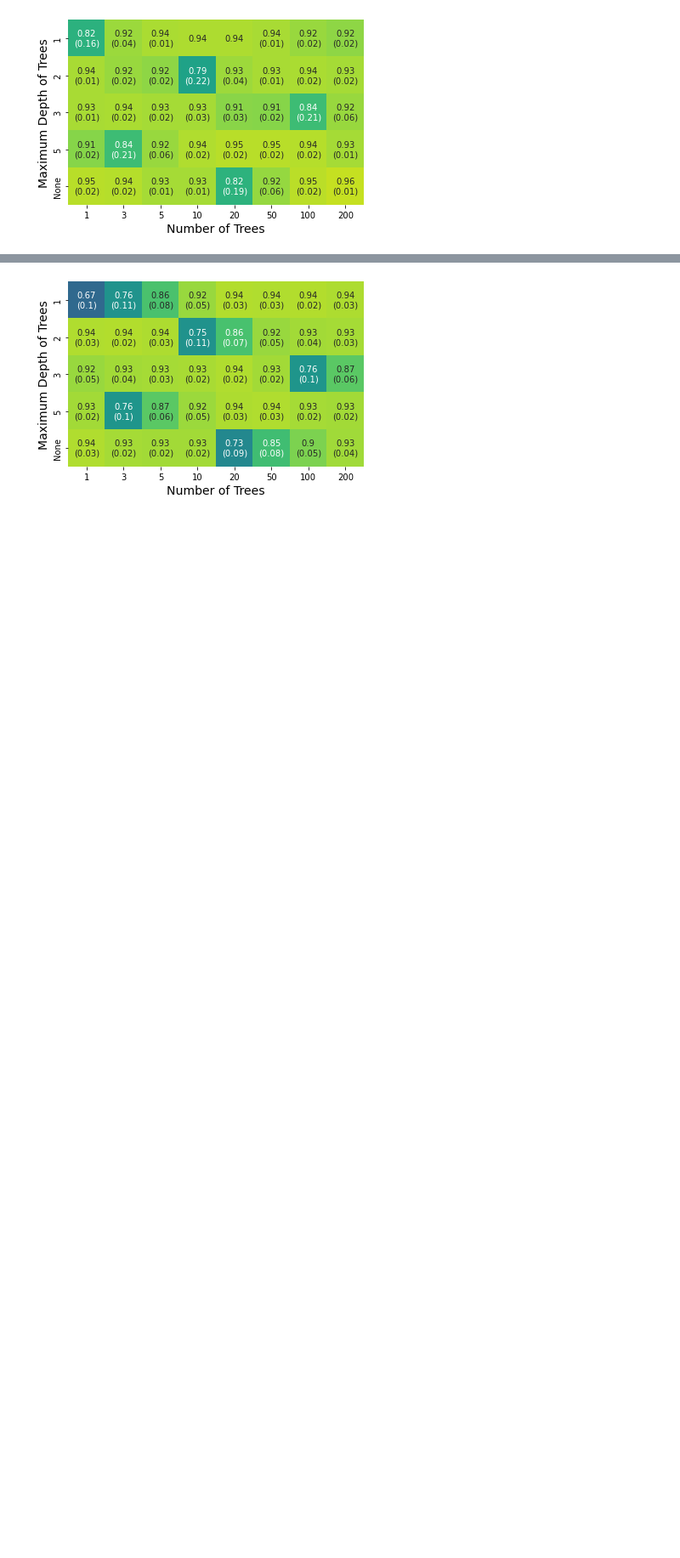
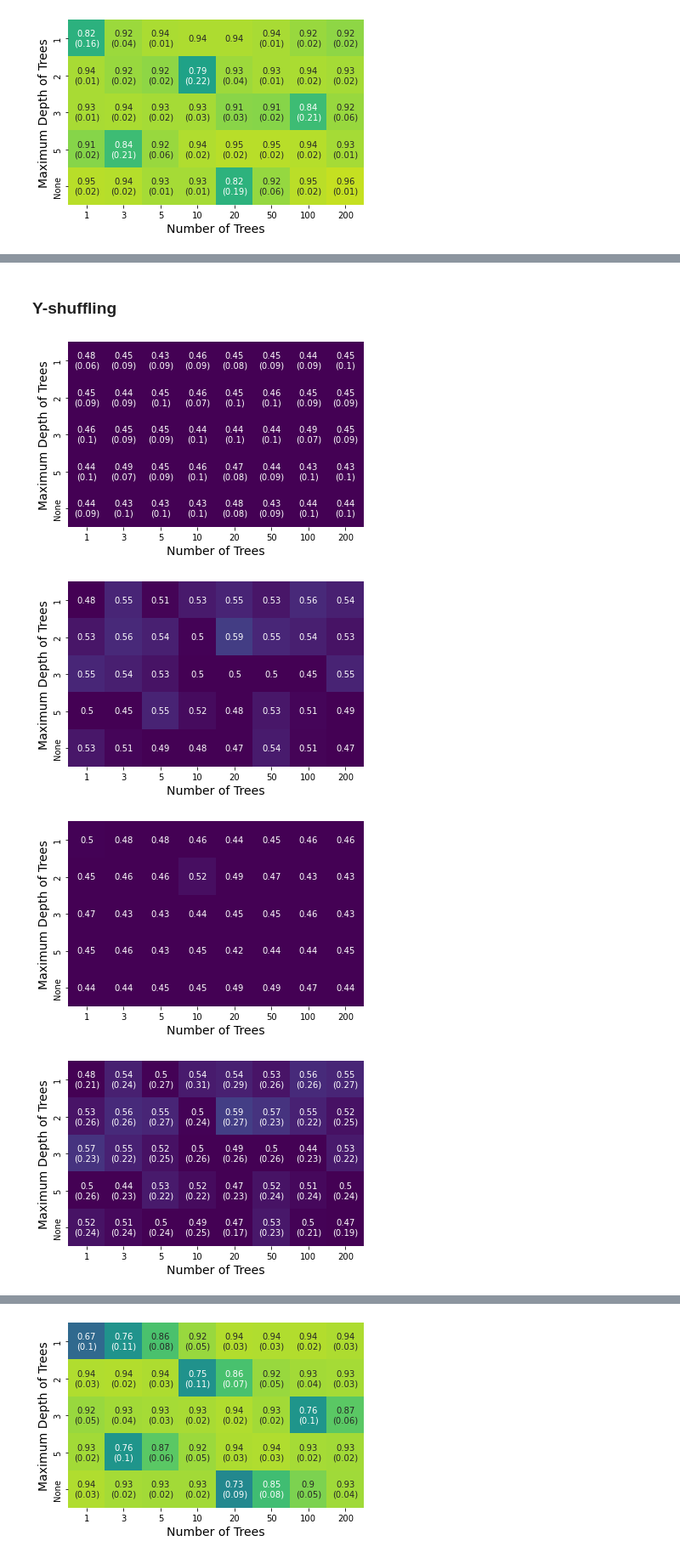
Before and after one commit to ZimmermanGroup/ActiveTransfer, a Jupyter notebook: model_complexity_and_transfer_performance.ipynb, the cells around one changed output, grey strips where cells are left out. Shown at 85% size. Cells and saved outputs as stored; diff of their text form; code cells hidden in the pictures; blank space fills up the shorter version.

```diff
--- a/model_complexity_and_transfer_performance.ipynb
+++ b/model_complexity_and_transfer_performance.ipynb
@@ -416,0 +599,2 @@ prep_heatmap(amide_alkyl_score_array, depth_list, num_tree_list,
+# %% [markdown]
+### Y-shuffling
@@ -416,0 +677,8 @@ prep_heatmap(amide_alkyl_score_array, depth_list, num_tree_list,
+# %%
+amide_CV_dict_list_source_y_shuffled = evaluate_y_shuffling("amides")
+plot_y_shuffled_heatmaps(amide_CV_dict_list_source_y_shuffled, "amides")
+# %% [output]
+[figure, added]
+[figure, added]
+[figure, added]
+[figure, added]
```
Also changed, not shown: parts of 45 cells of this notebook, 3 other files.
